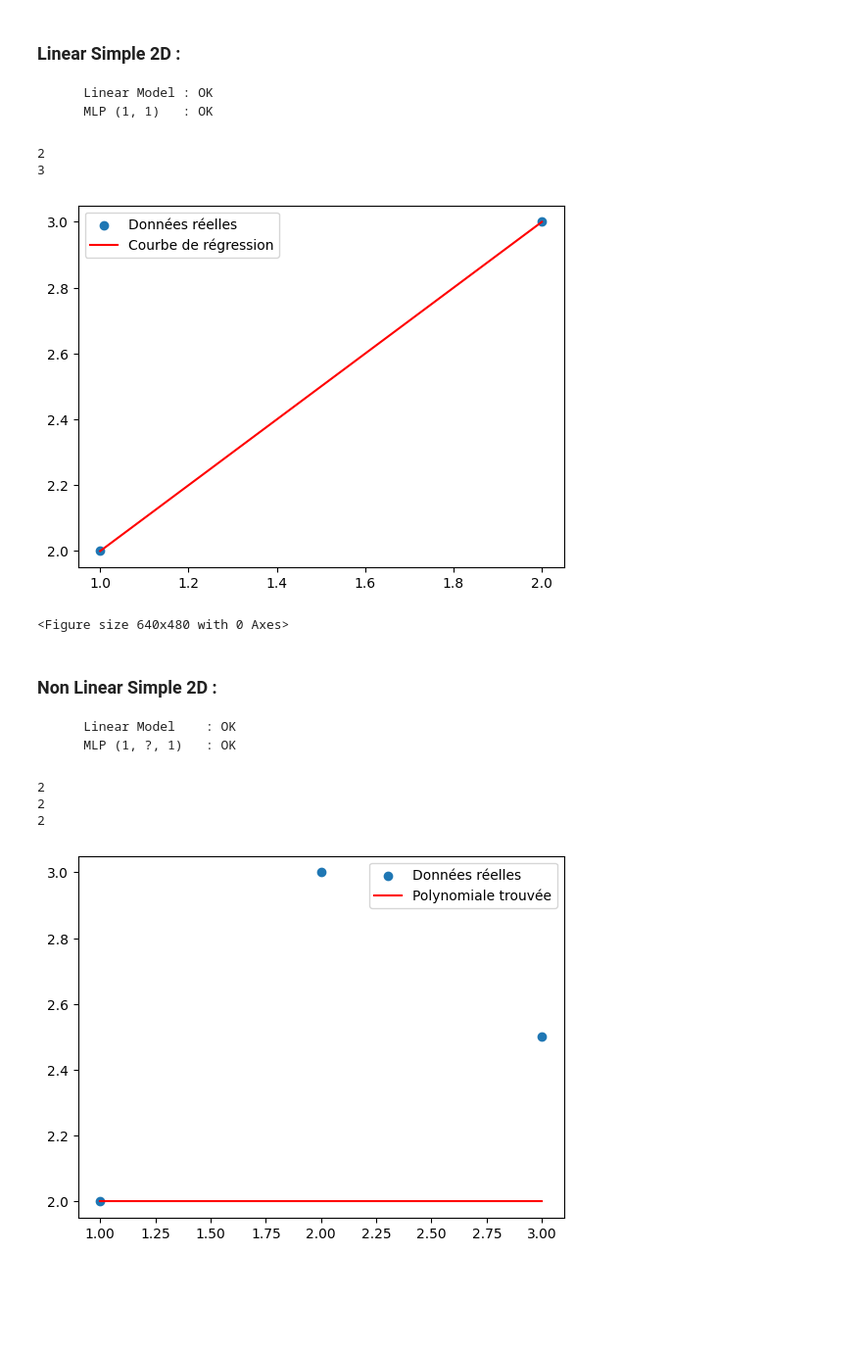
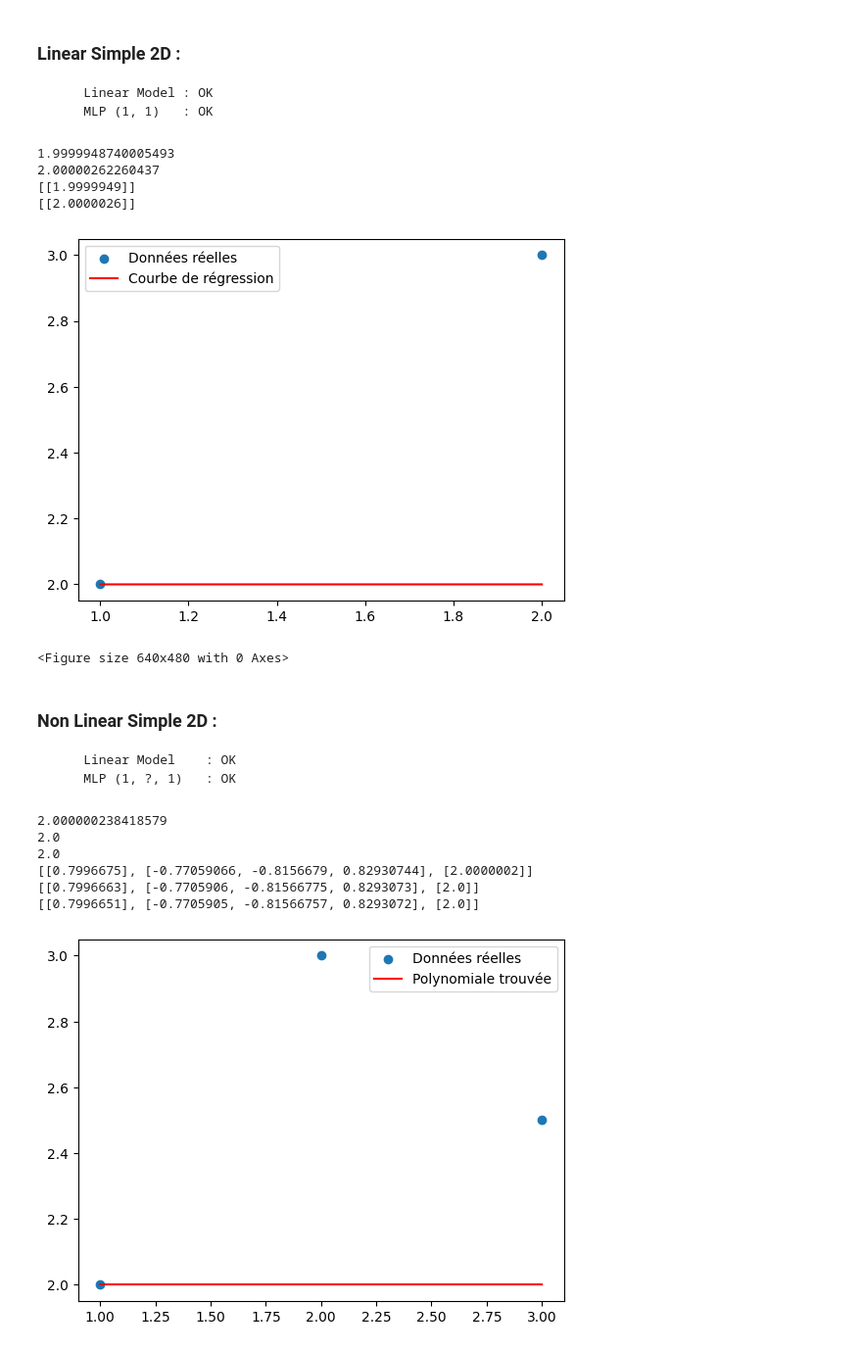
Before and after one commit to PA-2025/better_tensorflow, a Jupyter notebook: python/case_test_note_book/mlp.ipynb, the cells around one changed output. Shown: that part at 98% size. Saved outputs shown, nothing was run; the diff lists cells and outputs as text; code cells hidden in the pictures; blank space fills up the shorter version.

```diff
--- a/python/case_test_note_book/mlp.ipynb
+++ b/python/case_test_note_book/mlp.ipynb
@@ -110,7 +110,7 @@ Y = np.array([1, 1, -1, -1])
 
 x_mlp = [[[0, 0], [1, 1]], [[1, 0], [0, 1]]]
 
-btf.train_mlp(x_mlp, [], [], 1_000_000, [2], "", True, False, False, 0.01, 10000)
+btf.train_mlp(x_mlp, [], [], 1_000_000, [4], "", True, False, False, 0.01, 10000)
 
 print(btf.predict_mlp([1, 1], [], True, True))  # 0
 print(btf.predict_mlp([0, 0], [], True, True))  # 0
@@ -243,7 +243,9 @@ for i in range(500):
     x_mlp[index].append([X[i, 0], X[i, 1]])
 
 
-btf.train_mlp(x_mlp, [], [], 3_000_000, [4, 4], "", True, False, False, 0.01, 100000)
+btf.train_mlp(
+    x_mlp, [], [], 1_000_000, [10, 4], "", True, False, False, 0.01, 1_000_000
+)
 
 result = 0
 nb = 0
@@ -408,7 +410,7 @@ for i in range(len(X)):
     x_mlp[index].append([X[i, 0], X[i, 1]])
 
 
-btf.train_mlp(x_mlp, [], [], 1_000_000, [60], "", True, False, False, 0.01, 10000)
+btf.train_mlp(x_mlp, [], [], 1_000_000, [64, 64], "", True, False, False, 0.01, 10000)
 
 result = 0
 nb = 0
@@ -477,23 +479,25 @@ Y = np.array([2, 3])
 
 x_mlp = [[[1]], [[2]]]
 
-btf.train_mlp(x_mlp, [], Y, 1_000_000, [1], "", False, False, False, 0.01, 10000)
+btf.train_mlp(x_mlp, [], Y, 1_000_000, [], "", False, False, False, 0.01, 10000)
 
 print(btf.predict_mlp([1], [], False, True))  # 2
 print(btf.predict_mlp([2], [], False, True))  # 3
 # %% [output]
-2
-3
+1.9999948740005493
+2.00000262260437
+[[1.9999949]]
+[[2.0000026]]
 # %%
 plt.scatter(X, Y, label="Données réelles")
 X_sorted = np.sort(X, axis=0)
-Y_pred = np.array([btf.predict_mlp(x, [], False, False) for x in X_sorted])
+Y_pred = np.array([btf.predict_mlp(x, [], False, False) for x in [[1], [2]]])
 plt.plot(X_sorted, Y_pred, color="red", label="Courbe de régression")
 plt.legend()
 plt.show()
 plt.clf()
 # %% [output]
-[figure, old version]
+[figure, new version]
 <Figure size 640x480 with 0 Axes>
 # %% [markdown]
 ### Non Linear Simple 2D :
@@ -505,15 +509,20 @@ Y = np.array([2, 3, 2.5])
 
 x_mlp = [[[1]], [[2]], [[3]]]
 
-btf.train_mlp(x_mlp, [], Y, 1_000_000, [1, 3], "", False, False, False, 0.01, 10000)
+btf.train_mlp(
+    x_mlp, [], [2, 3, 2.5], 1_000_000, [1, 3], "", False, False, False, 0.01, 10000
+)
 
 print(btf.predict_mlp([1], [], False, True))
 print(btf.predict_mlp([2], [], False, True))
 print(btf.predict_mlp([3], [], False, True))
 # %% [output]
-2
-2
-2
+2.000000238418579
+2.0
+2.0
+[[0.7996675], [-0.77059066, -0.8156679, 0.82930744], [2.0000002]]
+[[0.7996663], [-0.7705906, -0.81566775, 0.8293073], [2.0]]
+[[0.7996651], [-0.7705905, -0.81566757, 0.8293072], [2.0]]
 # %%
 plt.scatter(X, Y, label="Données réelles")
 X_smooth = np.linspace(X.min(), X.max(), 100).reshape(-1, 1)
```
Also changed, not shown: parts of 17 cells of this notebook, 6 other files.
